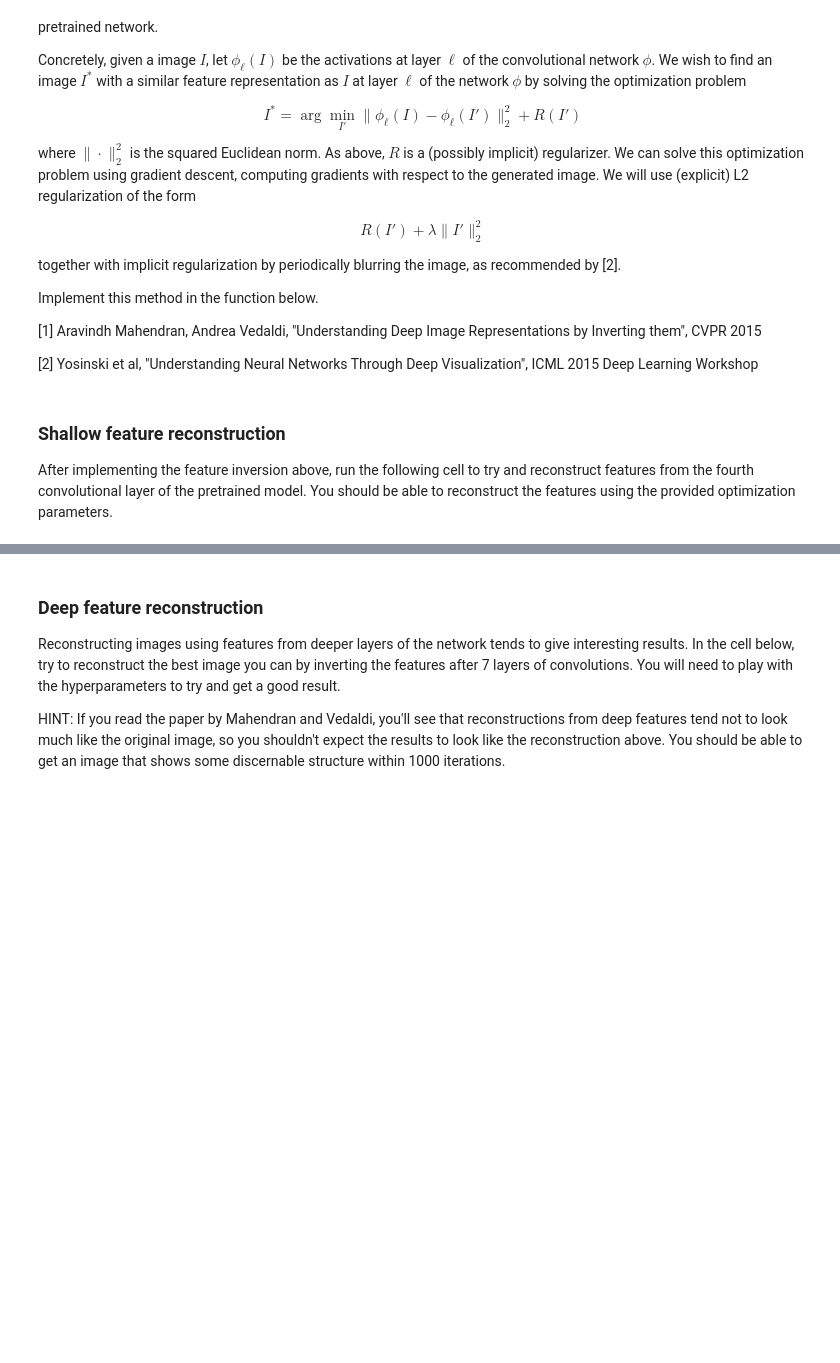
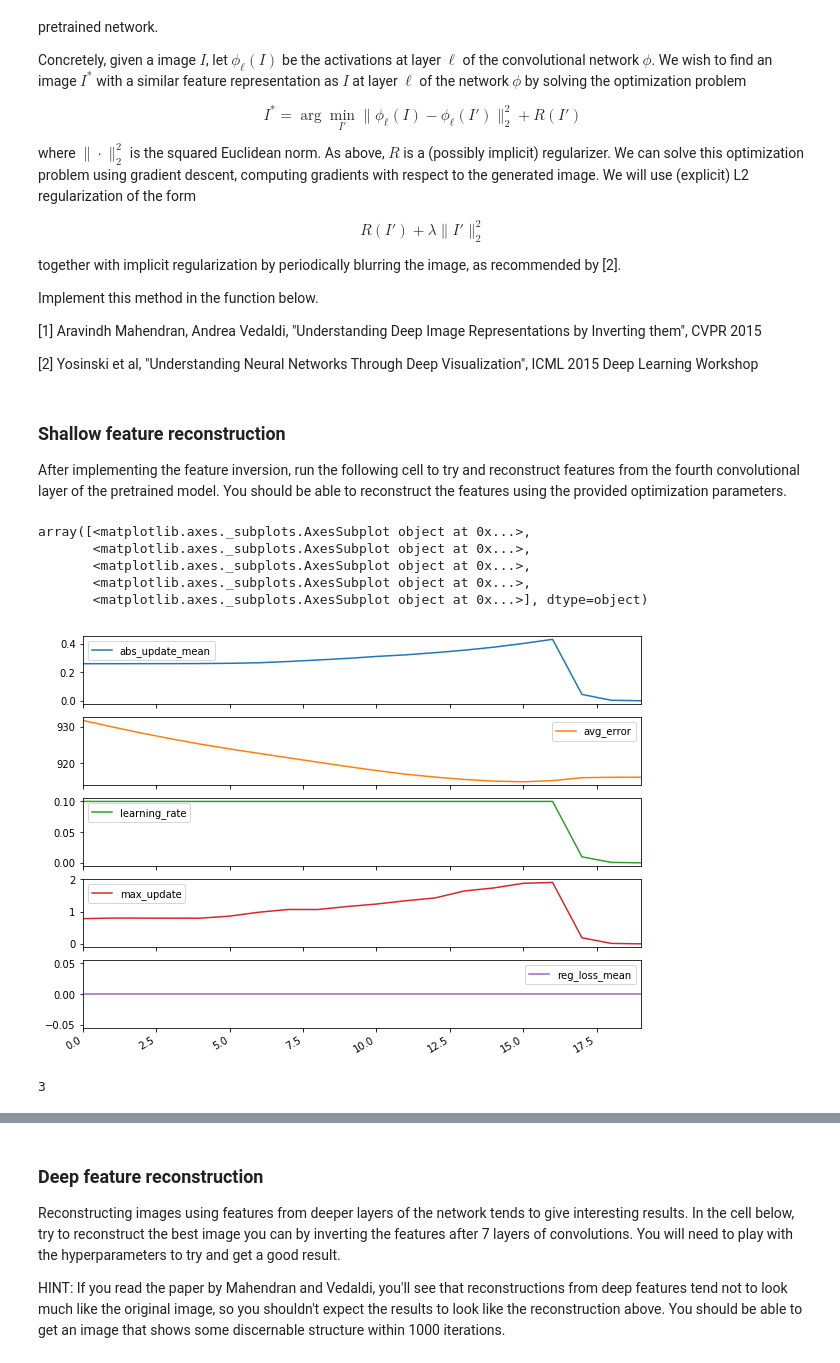
Before and after one commit to sshleifer/cs231, a Jupyter notebook: assignments/assignment3/ImageGeneration.ipynb, the cells around one changed output, grey strips where cells are left out. Drawn from its saved outputs; the diff is of its cells as text; code cells hidden in the pictures; blank space fills up the shorter version.

```diff
--- a/assignments/assignment3/ImageGeneration.ipynb
+++ b/assignments/assignment3/ImageGeneration.ipynb
@@ -366,3 +298,3 @@ def invert_features(target_feats, layer, model, learning_rate=1e5, num_iteration
 # %% [markdown]
 ### Shallow feature reconstruction
-After implementing the feature inversion above, run the following cell to try and reconstruct features from the fourth convolutional layer of the pretrained model. You should be able to reconstruct the features using the provided optimization parameters.
+After implementing the feature inversion, run the following cell to try and reconstruct features from the fourth convolutional layer of the pretrained model. You should be able to reconstruct the features using the provided optimization parameters.
@@ -368,0 +307,35 @@ After implementing the feature inversion above, run the following cell to try an
+# %%
+
+# layers start from 0 so these are features after 2 convolutions
+# Extract features from the image
+layer = 0
+feats, _ = model.forward(img_pre, end=layer)
+
+# Invert the features
+kwargs = {
+  'num_iterations': 1000,
+  #'learning_rate': 5000,
+  'l2_reg': 0,
+  'show_every': 1,
+  'blur_every': 100,
+
+}
+# %%
+%%capture
+X, logs1, shown = invert_features_annealed(data,
+                                           feats, 0, model,
+                              learning_rate=.1,
+                                           **kwargs)
+# %%
+pd.DataFrame(logs1).plot(subplots=True)
+# %% [output]
+array([<matplotlib.axes._subplots.AxesSubplot object at 0x...>,
+       <matplotlib.axes._subplots.AxesSubplot object at 0x...>,
+       <matplotlib.axes._subplots.AxesSubplot object at 0x...>,
+       <matplotlib.axes._subplots.AxesSubplot object at 0x...>,
+       <matplotlib.axes._subplots.AxesSubplot object at 0x...>], dtype=object)
+[figure, added]
+# %%
+len(shown)
+# %% [output]
+3
```
Also changed, not shown: parts of 26 cells of this notebook, 4 other files.
